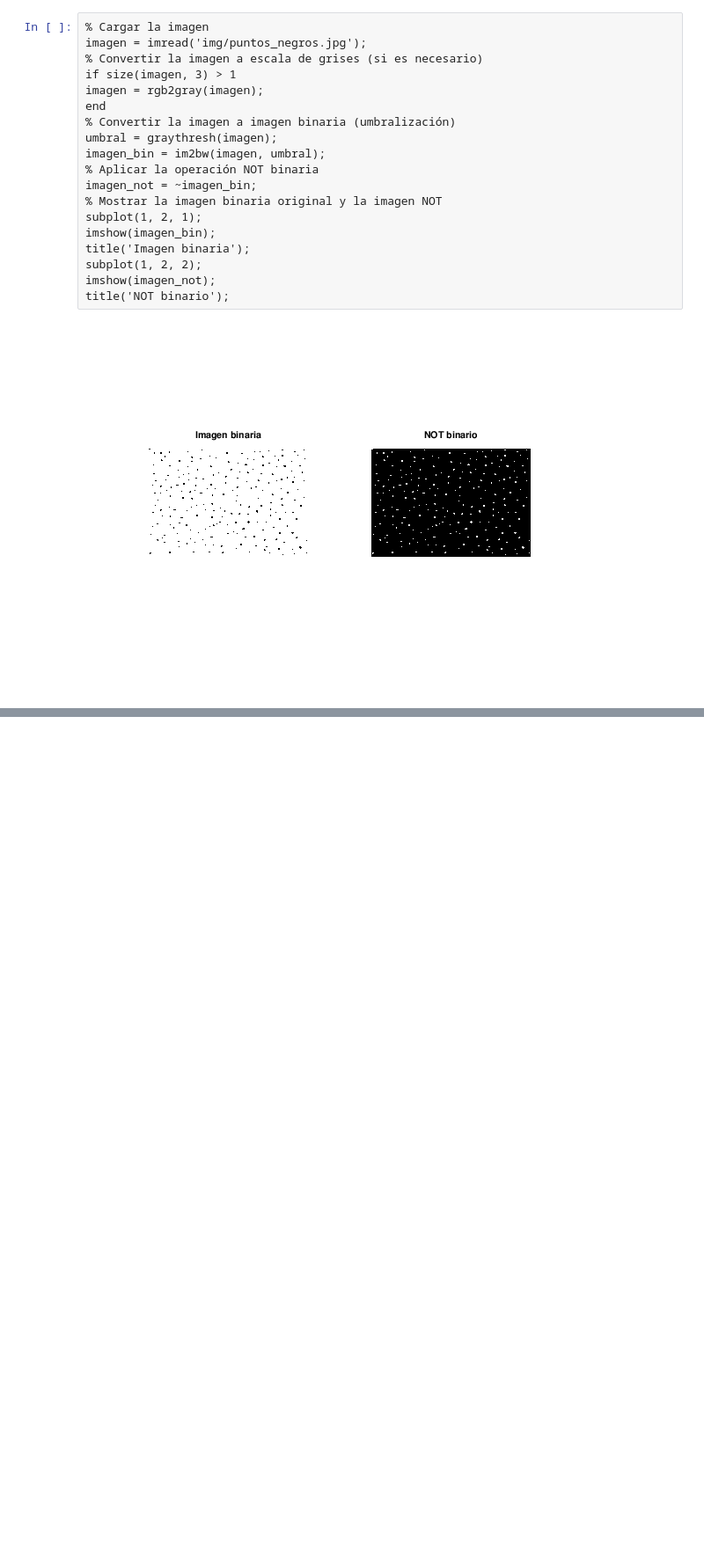
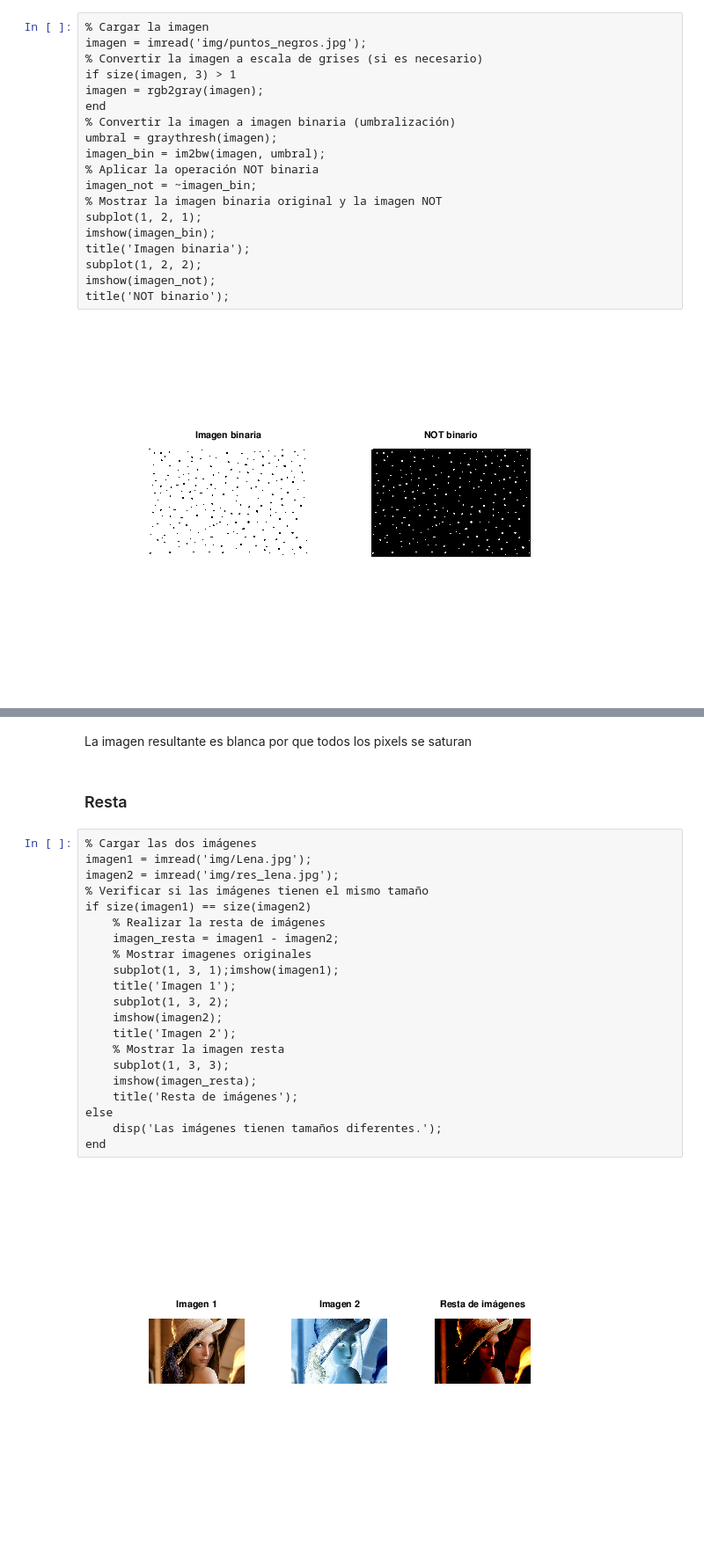
Before and after one commit to tionerJack/procesamiento_imagenes, a Jupyter notebook: operaciones_bajo_nivel.ipynb, the cells around one changed output, grey strips where cells are left out. Shown at 88% size. Saved outputs shown, nothing was run; the diff lists cells and outputs as text; blank space fills up the shorter version.

```diff
--- a/operaciones_bajo_nivel.ipynb
+++ b/operaciones_bajo_nivel.ipynb
@@ -292,0 +321,27 @@ L imagen resultante es inversa a la original
+# %% [markdown]
+La imagen resultante es blanca por que todos los pixels se saturan
+# %% [markdown]
+### Resta
+# %%
+% Cargar las dos imágenes
+imagen1 = imread('img/Lena.jpg');
+imagen2 = imread('img/res_lena.jpg');
+% Verificar si las imágenes tienen el mismo tamaño
+if size(imagen1) == size(imagen2)
+    % Realizar la resta de imágenes
+    imagen_resta = imagen1 - imagen2;
+    % Mostrar imagenes originales
+    subplot(1, 3, 1);imshow(imagen1);
+    title('Imagen 1');
+    subplot(1, 3, 2);
+    imshow(imagen2);
+    title('Imagen 2');
+    % Mostrar la imagen resta
+    subplot(1, 3, 3);
+    imshow(imagen_resta);
+    title('Resta de imágenes');
+else
+    disp('Las imágenes tienen tamaños diferentes.');
+end
+# %% [output]
+[figure, added]
```
Also changed, not shown: parts of 11 cells of this notebook.
